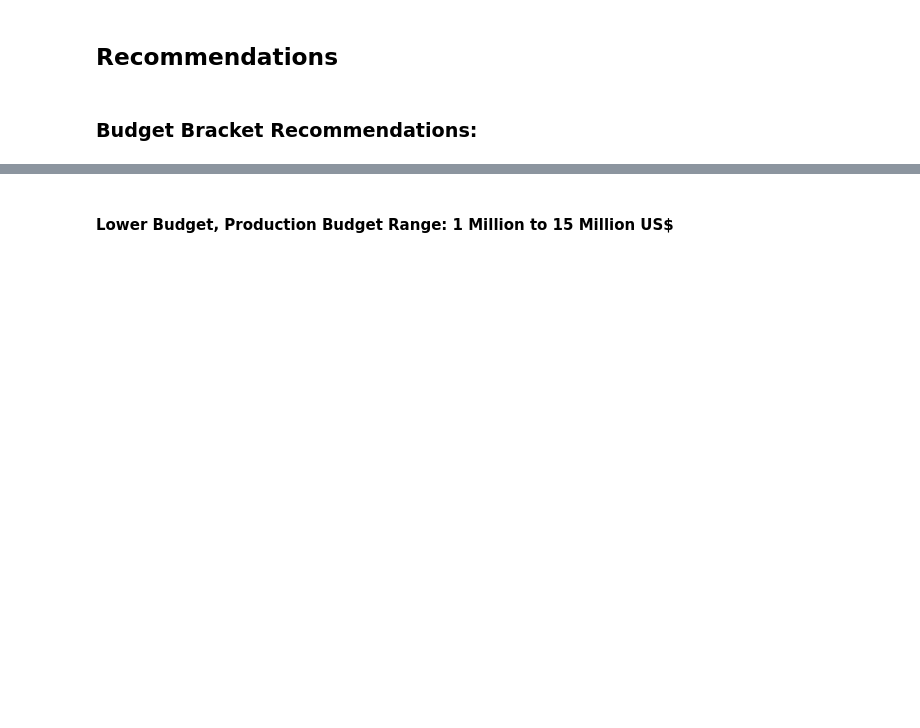
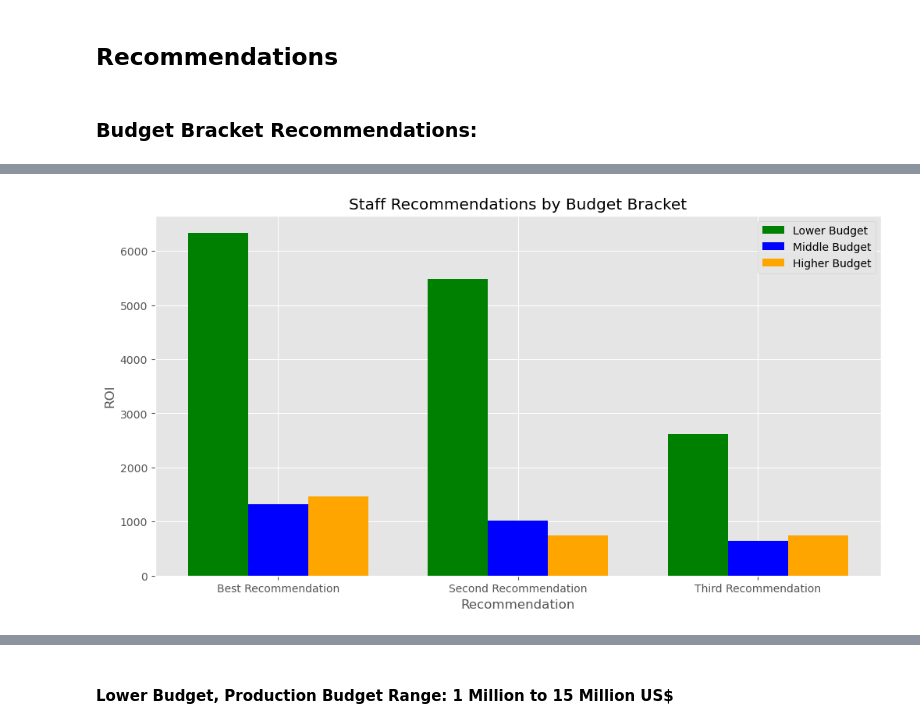
Before and after one commit to rafvrab/MovieAnalysis, a Jupyter notebook: analysis.ipynb, the cells around one changed output, grey strips where cells are left out. Drawn from its saved outputs; the diff is of its cells as text; code cells hidden in the pictures; blank space fills up the shorter version.

```diff
--- a/analysis.ipynb
+++ b/analysis.ipynb
@@ -1407,0 +1430,22 @@ Name: Jared Bush, ROI: 579.6197440000001
+# %%
+staff_positions = ['Best Recommendation', 'Second Recommendation', 'Third Recommendation']
+staff_roi_values_lower = [6336.419800000001, 5479.29612, 2617.9241142857145]
+staff_roi_values_middle = [1327.4952524999999, 1012.0332539999999, 643.9171315789474]
+staff_roi_values_higher = [1468.0218554054054, 748.3132733333333, 748.3132733333333]
+
+width = 0.25
+x = range(len(staff_positions))
+
+plt.figure(figsize=(12, 6))
+plt.bar([i - width for i in x], staff_roi_values_lower, width=width, label='Lower Budget', color='green')
+plt.bar(x, staff_roi_values_middle, width=width, label='Middle Budget', color='blue')
+plt.bar([i + width for i in x], staff_roi_values_higher, width=width, label='Higher Budget', color='orange')
+
+plt.title('Staff Recommendations by Budget Bracket')
+plt.xlabel('Recommendation')
+plt.ylabel('ROI')
+plt.xticks(x, staff_positions)
+plt.legend()
+plt.show()
+# %% [output]
+[figure, added]
```
Also changed, not shown: parts of 16 cells of this notebook, 1 other file.
